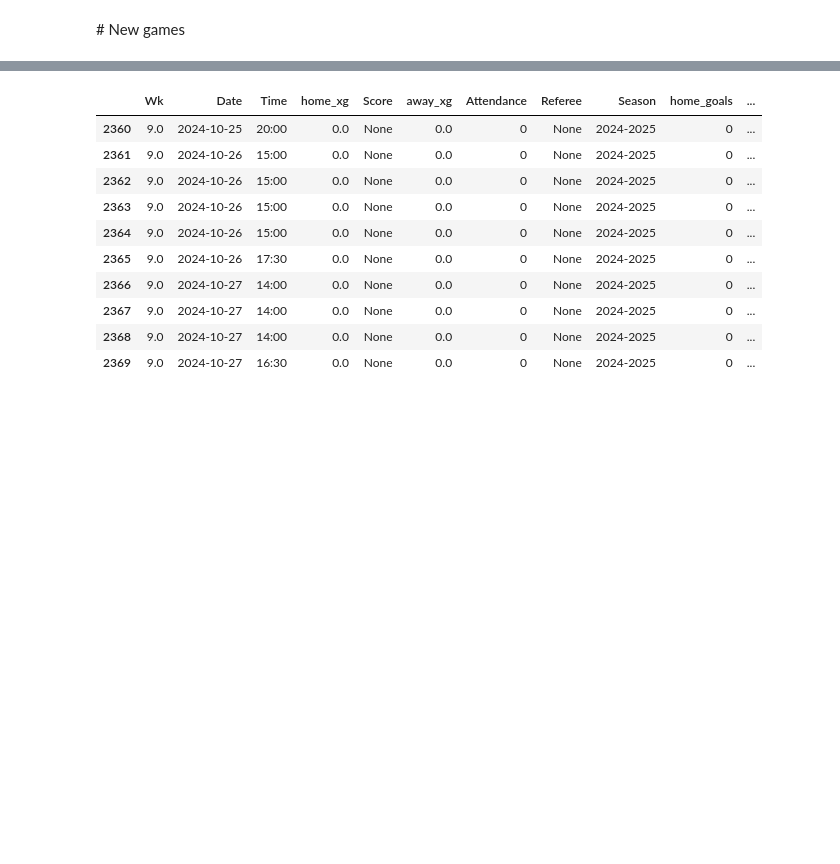
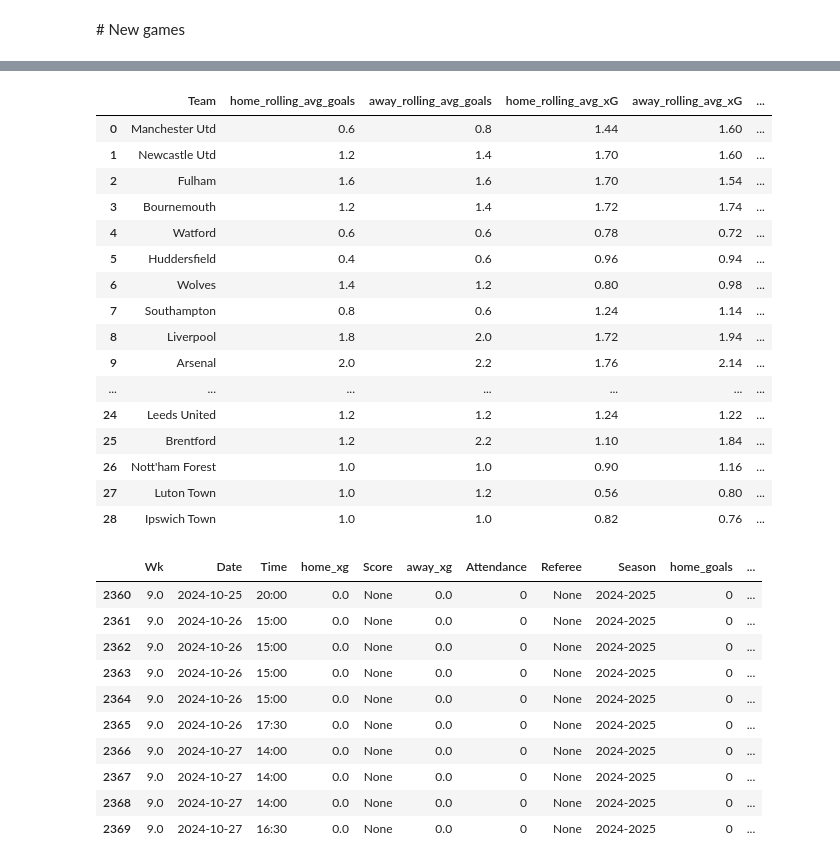
Before and after one commit to Brother-eww/premier_league_match_model, a Jupyter notebook: weekend_predictions.ipynb, the cells around one changed output, grey strips where cells are left out. Saved outputs shown, nothing was run; the diff lists cells and outputs as text; code cells hidden in the pictures; blank space fills up the shorter version.

```diff
--- a/weekend_predictions.ipynb
+++ b/weekend_predictions.ipynb
@@ -272,6 +288,26 @@ display(weekend_df)
 | 2367 | 9.0 | Sun | 2024-10-27 | 14:00 | West Ham | Manchester Utd | London Stadium | 2024-2025 | 1.0 | ... |
 | 2368 | 9.0 | Sun | 2024-10-27 | 14:00 | Crystal Palace | Tottenham | Selhurst Park | 2024-2025 | 0.8 | ... |
 | 2369 | 9.0 | Sun | 2024-10-27 | 16:30 | Arsenal | Liverpool | Emirates Stadium | 2024-2025 | 2.0 | ... |
+# %%
+teams_df
+# %% [output]
+|  | Team | home_rolling_avg_goals | away_rolling_avg_goals | home_rolling_avg_xG | away_rolling_avg_xG | ... |
+| 0 | Manchester Utd | 0.6 | 0.8 | 1.44 | 1.60 | ... |
+| 1 | Newcastle Utd | 1.2 | 1.4 | 1.70 | 1.60 | ... |
+| 2 | Fulham | 1.6 | 1.6 | 1.70 | 1.54 | ... |
+| 3 | Bournemouth | 1.2 | 1.4 | 1.72 | 1.74 | ... |
+| 4 | Watford | 0.6 | 0.6 | 0.78 | 0.72 | ... |
+| 5 | Huddersfield | 0.4 | 0.6 | 0.96 | 0.94 | ... |
+| 6 | Wolves | 1.4 | 1.2 | 0.80 | 0.98 | ... |
+| 7 | Southampton | 0.8 | 0.6 | 1.24 | 1.14 | ... |
+| 8 | Liverpool | 1.8 | 2.0 | 1.72 | 1.94 | ... |
+| 9 | Arsenal | 2.0 | 2.2 | 1.76 | 2.14 | ... |
+| ... | ... | ... | ... | ... | ... | ... |
+| 24 | Leeds United | 1.2 | 1.2 | 1.24 | 1.22 | ... |
+| 25 | Brentford | 1.2 | 2.2 | 1.10 | 1.84 | ... |
+| 26 | Nott'ham Forest | 1.0 | 1.0 | 0.90 | 1.16 | ... |
+| 27 | Luton Town | 1.0 | 1.2 | 0.56 | 0.80 | ... |
+| 28 | Ipswich Town | 1.0 | 1.0 | 0.82 | 0.76 | ... |
 # %%
 weekend_df['Day'] = pd.to_datetime(weekend_df['Date']).dt.day_name()
 
```
Also changed, not shown: parts of 4 cells of this notebook, 2 other files.
